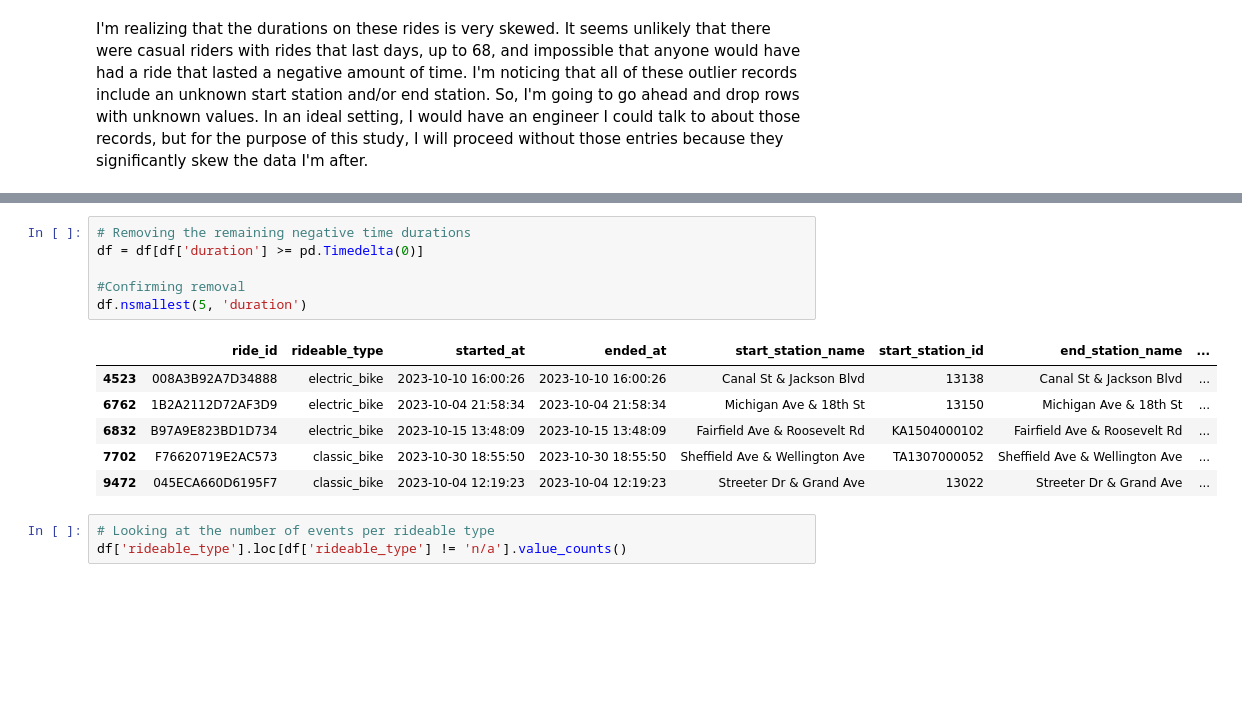
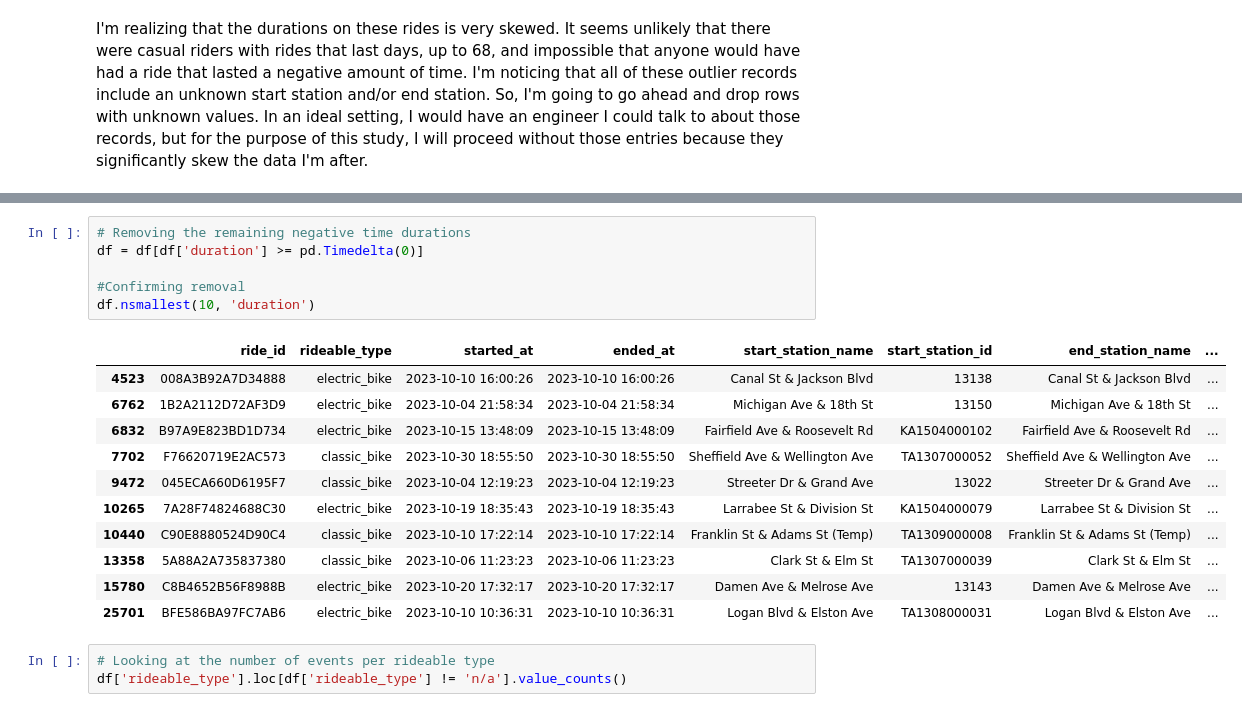
Before and after one commit to seantjhatch/google-data-analytics, a Jupyter notebook: capstone-project/capstone.ipynb, the cells around one changed output, grey strips where cells are left out. Drawn from its saved outputs; the diff is of its cells as text; blank space fills up the shorter version.

```diff
--- a/capstone-project/capstone.ipynb
+++ b/capstone-project/capstone.ipynb
@@ -371,16 +388,21 @@ df.nsmallest(15, 'duration')
 # %%
 # Removing the remaining negative time durations
 df = df[df['duration'] >= pd.Timedelta(0)]
 
 #Confirming removal
-df.nsmallest(5, 'duration')
+df.nsmallest(10, 'duration')
 # %% [output]
 |  | ride_id | rideable_type | started_at | ended_at | start_station_name | start_station_id | end_station_name | ... |
 | 4523 | 008A3B92A7D34888 | electric_bike | 2023-10-10 16:00:26 | 2023-10-10 16:00:26 | Canal St & Jackson Blvd | 13138 | Canal St & Jackson Blvd | ... |
 | 6762 | 1B2A2112D72AF3D9 | electric_bike | 2023-10-04 21:58:34 | 2023-10-04 21:58:34 | Michigan Ave & 18th St | 13150 | Michigan Ave & 18th St | ... |
 | 6832 | B97A9E823BD1D734 | electric_bike | 2023-10-15 13:48:09 | 2023-10-15 13:48:09 | Fairfield Ave & Roosevelt Rd | KA1504000102 | Fairfield Ave & Roosevelt Rd | ... |
 | 7702 | F76620719E2AC573 | classic_bike | 2023-10-30 18:55:50 | 2023-10-30 18:55:50 | Sheffield Ave & Wellington Ave | TA1307000052 | Sheffield Ave & Wellington Ave | ... |
 | 9472 | 045ECA660D6195F7 | classic_bike | 2023-10-04 12:19:23 | 2023-10-04 12:19:23 | Streeter Dr & Grand Ave | 13022 | Streeter Dr & Grand Ave | ... |
+| 10265 | 7A28F74824688C30 | electric_bike | 2023-10-19 18:35:43 | 2023-10-19 18:35:43 | Larrabee St & Division St | KA1504000079 | Larrabee St & Division St | ... |
+| 10440 | C90E8880524D90C4 | classic_bike | 2023-10-10 17:22:14 | 2023-10-10 17:22:14 | Franklin St & Adams St (Temp) | TA1309000008 | Franklin St & Adams St (Temp) | ... |
+| 13358 | 5A88A2A735837380 | classic_bike | 2023-10-06 11:23:23 | 2023-10-06 11:23:23 | Clark St & Elm St | TA1307000039 | Clark St & Elm St | ... |
+| 15780 | C8B4652B56F8988B | electric_bike | 2023-10-20 17:32:17 | 2023-10-20 17:32:17 | Damen Ave & Melrose Ave | 13143 | Damen Ave & Melrose Ave | ... |
+| 25701 | BFE586BA97FC7AB6 | electric_bike | 2023-10-10 10:36:31 | 2023-10-10 10:36:31 | Logan Blvd & Elston Ave | TA1308000031 | Logan Blvd & Elston Ave | ... |
 # %%
 # Looking at the number of events per rideable type
 df['rideable_type'].loc[df['rideable_type'] != 'n/a'].value_counts()
```
Also changed, not shown: parts of 37 cells of this notebook.
